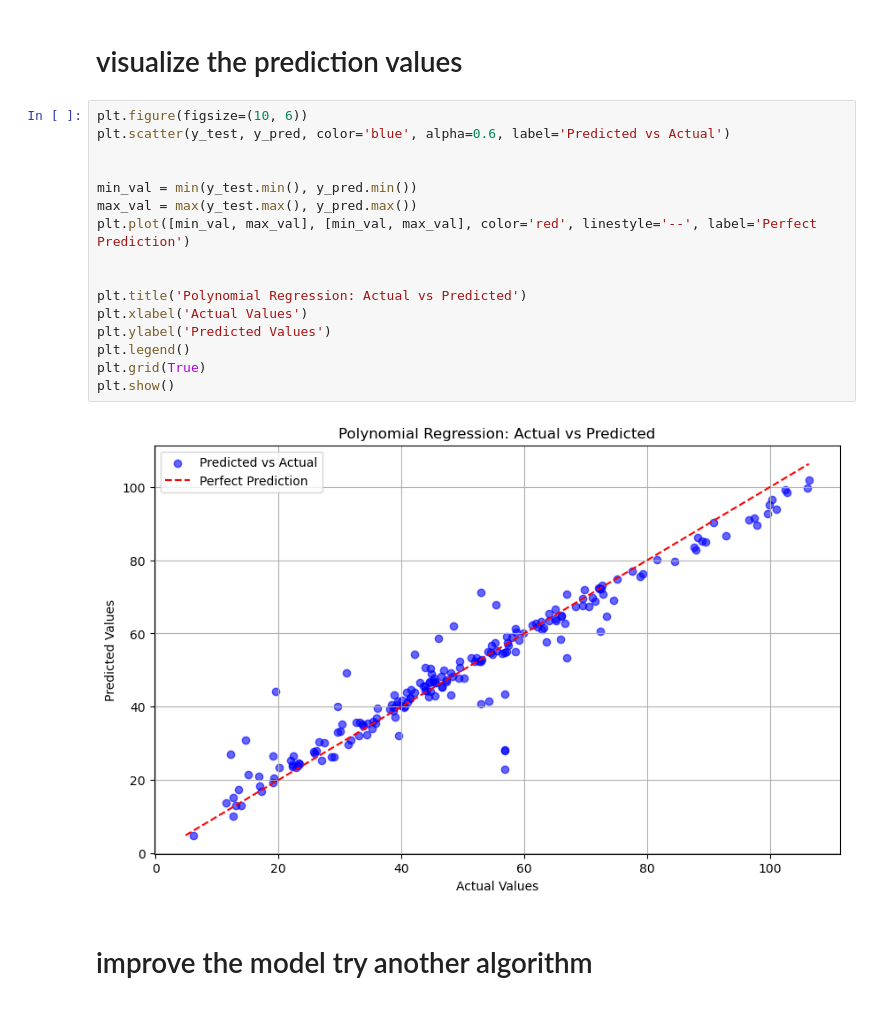
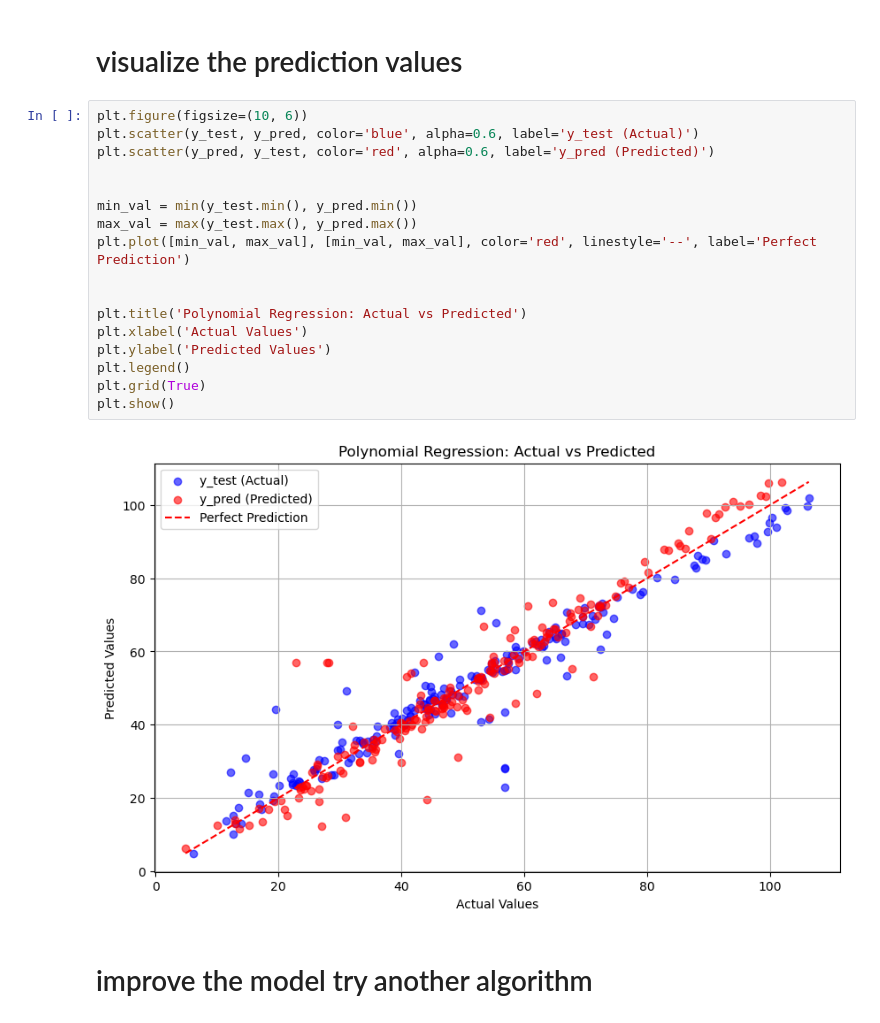
Before and after one commit to GTGowtham/Taxi_price_prediction, a Jupyter notebook: prediction-with-97-with-eda.ipynb, the cells around one changed output. Cells and saved outputs as stored; diff of their text form.

Commit message:
differ y_test & y_pred

```diff
--- a/prediction-with-97-with-eda.ipynb
+++ b/prediction-with-97-with-eda.ipynb
@@ -281,22 +323,23 @@ print(r2)
 # visualize the prediction values
 # %%
 plt.figure(figsize=(10, 6))
-plt.scatter(y_test, y_pred, color='blue', alpha=0.6, label='Predicted vs Actual')
+plt.scatter(y_test, y_pred, color='blue', alpha=0.6, label='y_test (Actual)')
+plt.scatter(y_pred, y_test, color='red', alpha=0.6, label='y_pred (Predicted)')
 
 
 min_val = min(y_test.min(), y_pred.min())
 max_val = max(y_test.max(), y_pred.max())
 plt.plot([min_val, max_val], [min_val, max_val], color='red', linestyle='--', label='Perfect Prediction')
 
 
 plt.title('Polynomial Regression: Actual vs Predicted')
 plt.xlabel('Actual Values')
 plt.ylabel('Predicted Values')
 plt.legend()
 plt.grid(True)
 plt.show()
 # %% [output]
-[figure, old version]
+[figure, new version]
 # %% [markdown]
 # improve the model try another algorithm
 # %%
```
Also changed, not shown: parts of 9 cells of this notebook.
